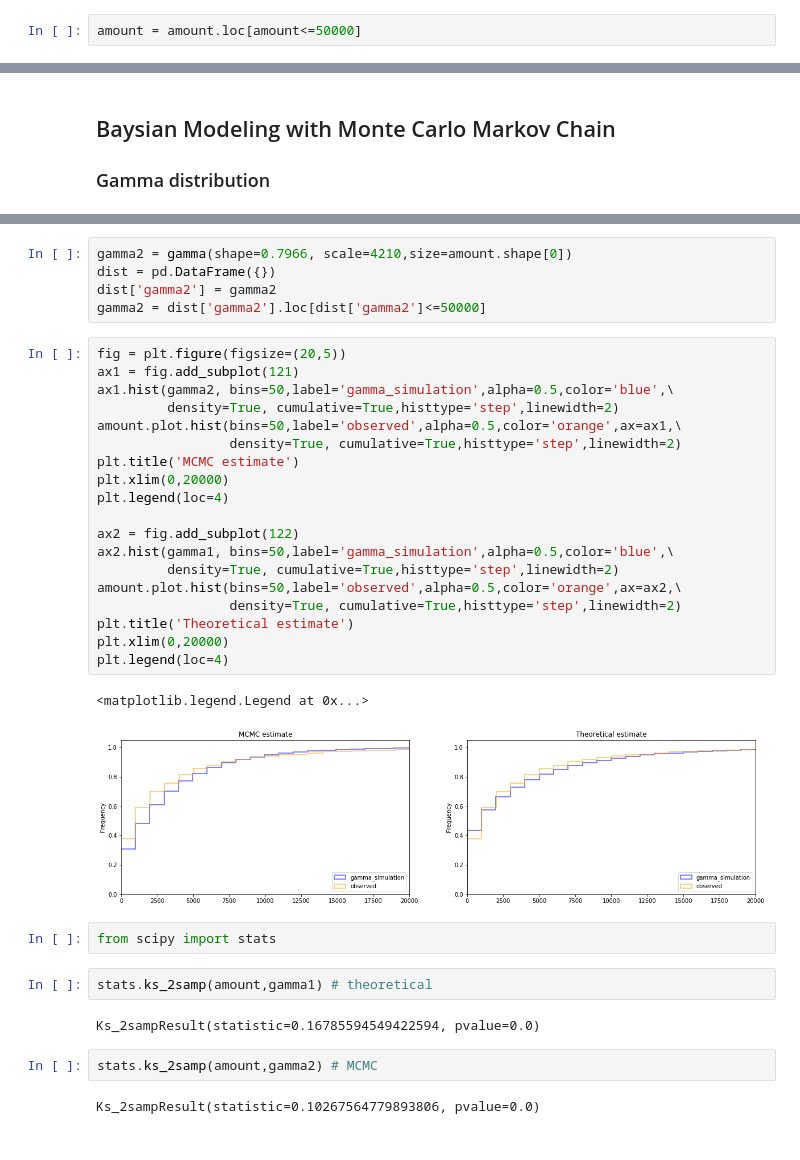
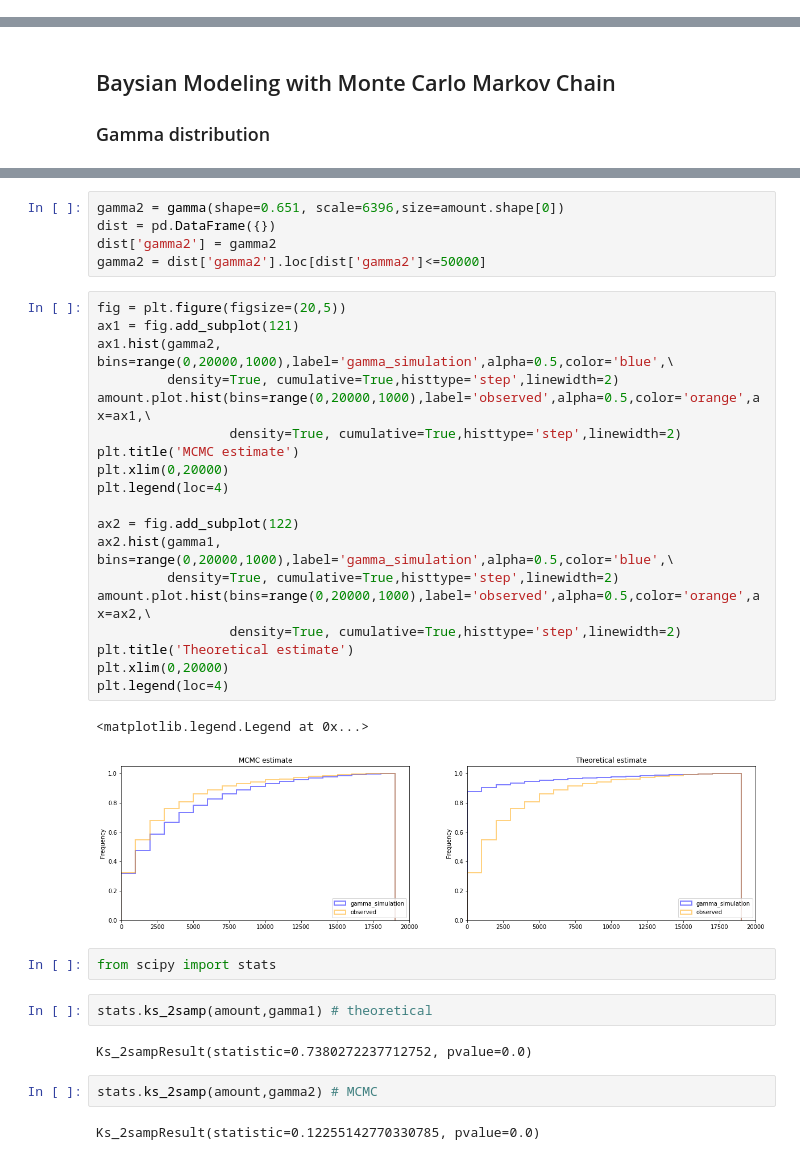
Before and after one commit to Shunling/Insight_HealthDataScience, a Jupyter notebook: Bayesian_Inference.ipynb, the cells around one changed output, grey strips where cells are left out. Drawn from its saved outputs; the diff is of its cells as text.

```diff
--- a/Bayesian_Inference.ipynb
+++ b/Bayesian_Inference.ipynb
@@ -61,8 +61,6 @@ amount[amount<=20000].plot.hist(bins=50,label='observed',alpha=0.5,color='orange
 # %% [output]
 <matplotlib.axes._subplots.AxesSubplot at 0x...>
 [figure]
-# %%
-amount = amount.loc[amount<=50000]
 # %% [markdown]
 ## Exponential distribution
 
@@ -172,37 +172,37 @@ pm.summary(trace_2)
 # %%
-gamma2 = gamma(shape=0.7966, scale=4210,size=amount.shape[0])
+gamma2 = gamma(shape=0.651, scale=6396,size=amount.shape[0])
 dist = pd.DataFrame({})
 dist['gamma2'] = gamma2
 gamma2 = dist['gamma2'].loc[dist['gamma2']<=50000]
 # %%
 fig = plt.figure(figsize=(20,5))
 ax1 = fig.add_subplot(121)
-ax1.hist(gamma2, bins=50,label='gamma_simulation',alpha=0.5,color='blue',\
+ax1.hist(gamma2, bins=range(0,20000,1000),label='gamma_simulation',alpha=0.5,color='blue',\
          density=True, cumulative=True,histtype='step',linewidth=2)
-amount.plot.hist(bins=50,label='observed',alpha=0.5,color='orange',ax=ax1,\
+amount.plot.hist(bins=range(0,20000,1000),label='observed',alpha=0.5,color='orange',ax=ax1,\
                  density=True, cumulative=True,histtype='step',linewidth=2)
 plt.title('MCMC estimate')
 plt.xlim(0,20000)
 plt.legend(loc=4)
 
 ax2 = fig.add_subplot(122)
-ax2.hist(gamma1, bins=50,label='gamma_simulation',alpha=0.5,color='blue',\
+ax2.hist(gamma1, bins=range(0,20000,1000),label='gamma_simulation',alpha=0.5,color='blue',\
          density=True, cumulative=True,histtype='step',linewidth=2)
-amount.plot.hist(bins=50,label='observed',alpha=0.5,color='orange',ax=ax2,\
+amount.plot.hist(bins=range(0,20000,1000),label='observed',alpha=0.5,color='orange',ax=ax2,\
                  density=True, cumulative=True,histtype='step',linewidth=2)
 plt.title('Theoretical estimate')
 plt.xlim(0,20000)
 plt.legend(loc=4)
 # %% [output]
 <matplotlib.legend.Legend at 0x...>
-[figure, old version]
+[figure, new version]
 # %%
 from scipy import stats
 # %%
 stats.ks_2samp(amount,gamma1) # theoretical
 # %% [output]
-Ks_2sampResult(statistic=0.16785594549422594, pvalue=0.0)
+Ks_2sampResult(statistic=0.7380272237712752, pvalue=0.0)
 # %%
 stats.ks_2samp(amount,gamma2) # MCMC
 # %% [output]
-Ks_2sampResult(statistic=0.10267564779893806, pvalue=0.0)
+Ks_2sampResult(statistic=0.12255142770330785, pvalue=0.0)
```
Also changed, not shown: parts of 11 cells of this notebook.
